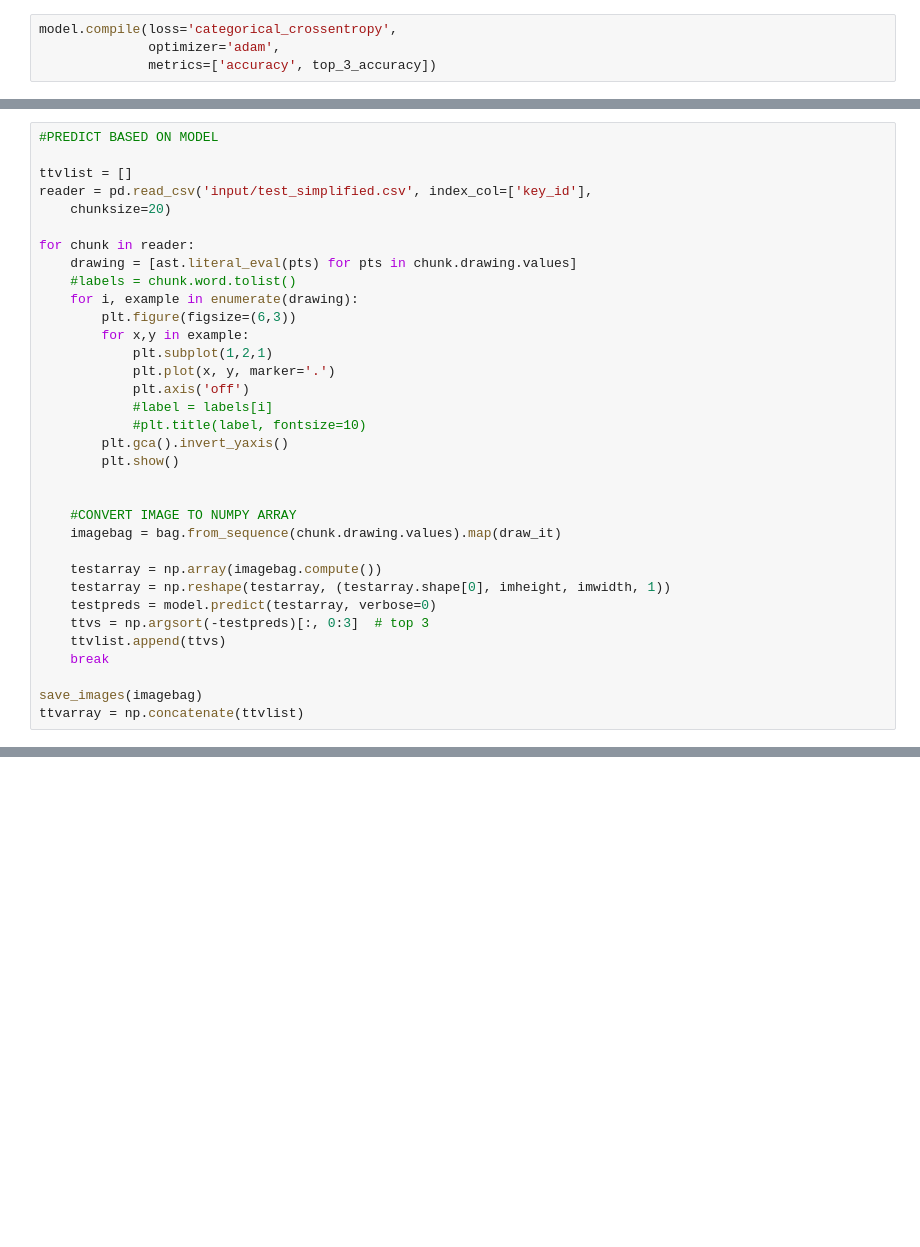
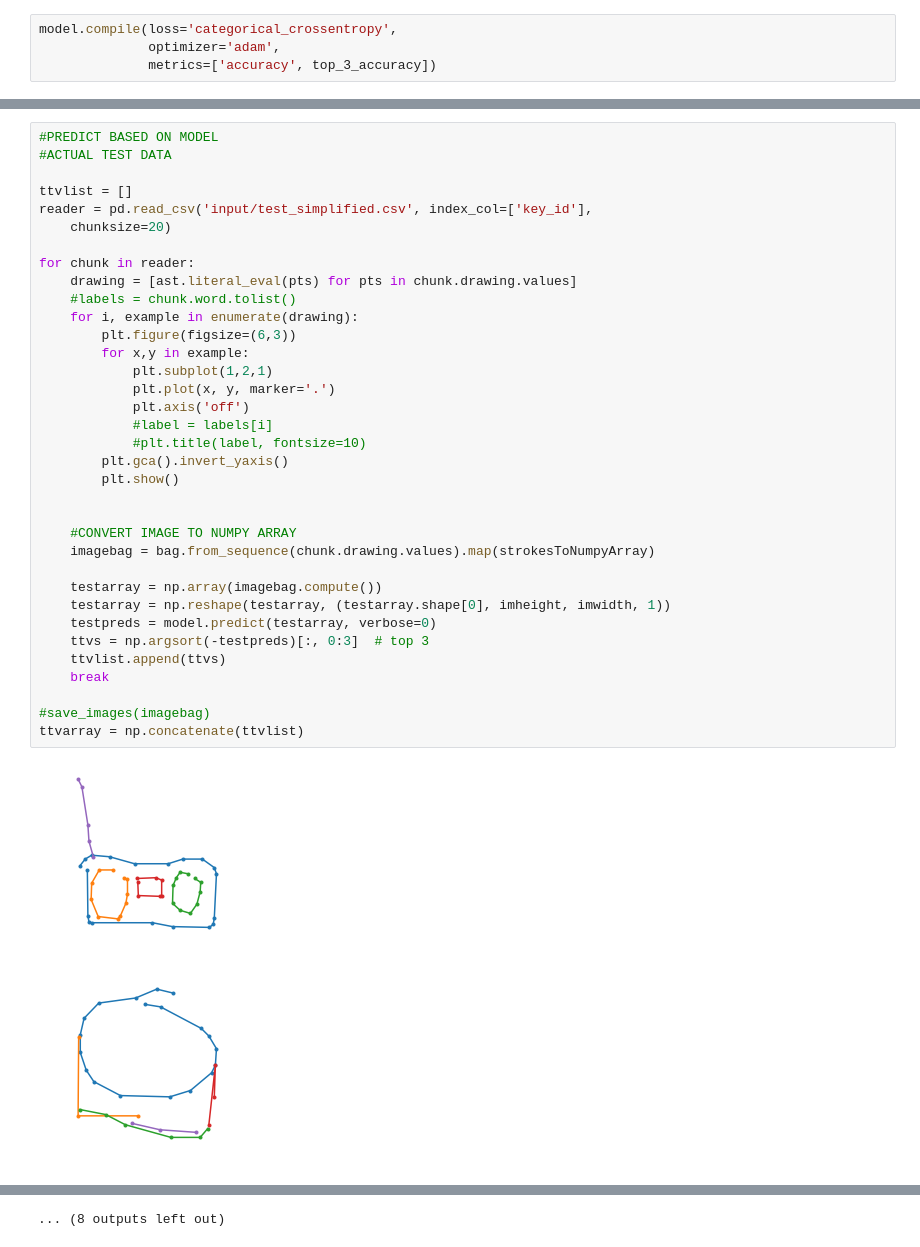
Before and after one commit to AbirHassan/DoodleDetect, a Jupyter notebook: Doodle Detect - Convolution Neural Network.ipynb, the cells around one changed output, grey strips where cells are left out. Cells and saved outputs as stored; diff of their text form; blank space fills up the shorter version.

```diff
--- a/Doodle Detect - Convolution Neural Network.ipynb
+++ b/Doodle Detect - Convolution Neural Network.ipynb
@@ -268,34 +429,38 @@ plt.ylabel('Accuracy')
 # %%
 #PREDICT BASED ON MODEL
+#ACTUAL TEST DATA
 
 ttvlist = []
 reader = pd.read_csv('input/test_simplified.csv', index_col=['key_id'],
     chunksize=20)
 
 for chunk in reader:
     drawing = [ast.literal_eval(pts) for pts in chunk.drawing.values]
     #labels = chunk.word.tolist()
     for i, example in enumerate(drawing):
         plt.figure(figsize=(6,3))
         for x,y in example:
             plt.subplot(1,2,1)
             plt.plot(x, y, marker='.')
             plt.axis('off')
             #label = labels[i]
             #plt.title(label, fontsize=10)
         plt.gca().invert_yaxis()
         plt.show()
 
 
     #CONVERT IMAGE TO NUMPY ARRAY
-    imagebag = bag.from_sequence(chunk.drawing.values).map(draw_it)
+    imagebag = bag.from_sequence(chunk.drawing.values).map(strokesToNumpyArray)
 
     testarray = np.array(imagebag.compute())
     testarray = np.reshape(testarray, (testarray.shape[0], imheight, imwidth, 1))
     testpreds = model.predict(testarray, verbose=0)
     ttvs = np.argsort(-testpreds)[:, 0:3]  # top 3
     ttvlist.append(ttvs)
     break
 
-save_images(imagebag)
+#save_images(imagebag)
 ttvarray = np.concatenate(ttvlist)
+# %% [output]
+[figure, added]
+[figure, added]
@@ -301,0 +477 @@ ttvarray = np.concatenate(ttvlist)
+... (8 outputs left out)
```
Also changed, not shown: parts of 23 cells of this notebook, 1 other file.
